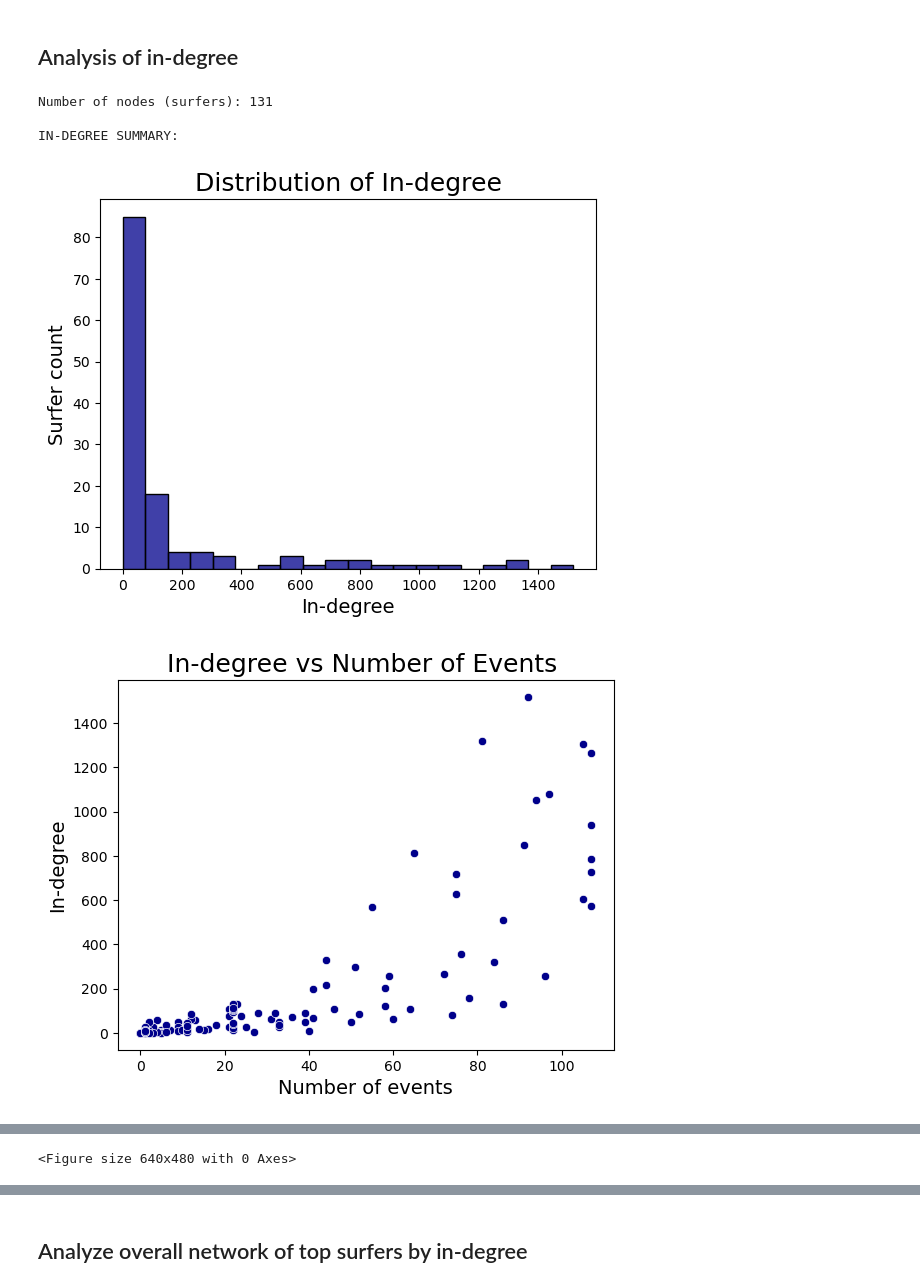
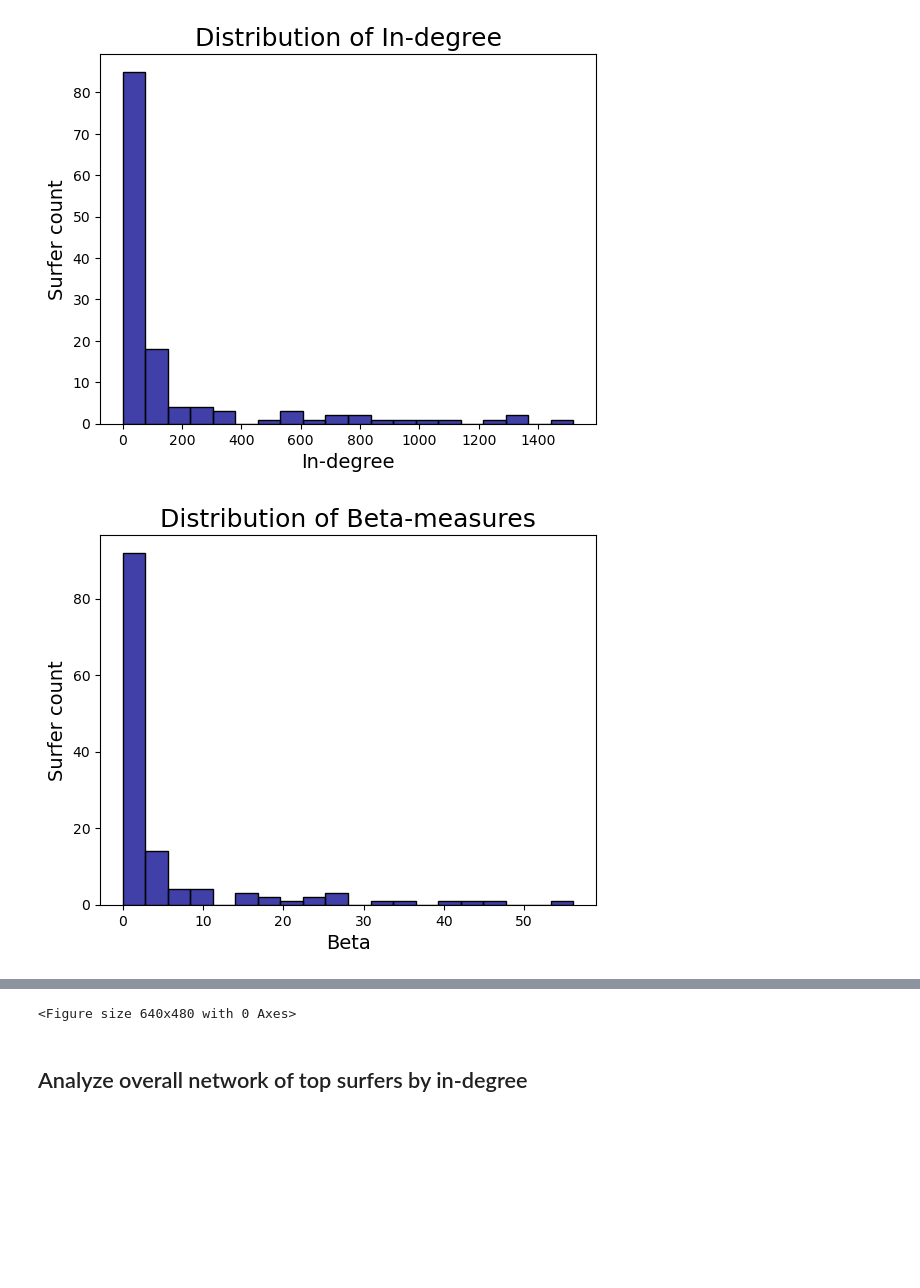
Before and after one commit to imalvarado/6400-Project-ima35, a Jupyter notebook: code/overall_network_analysis.ipynb, the cells around one changed output, grey strips where cells are left out. Saved outputs shown, nothing was run; the diff lists cells and outputs as text; code cells hidden in the pictures; blank space fills up the shorter version.

Commit message:
improved overall analysis

```diff
--- a/code/overall_network_analysis.ipynb
+++ b/code/overall_network_analysis.ipynb
@@ -49,2 +6,0 @@ def overall_summary(G):
-# %% [markdown]
-## Analysis of in-degree
@@ -51,9 +109,11 @@ def overall_summary(G):
 # %%
 net = nx.read_gml(f"../data/networks/overall_results_network.gml")
-overall_summary(net)
+
+summary_df = make_summary_df(net)
+show_plots(summary_df)
+
+sorted_df = sort_surfer_df(summary_df, by_attribute="in-degree")
+sorted_df.head(20)
 # %% [output]
-Number of nodes (surfers): 131
-
-IN-DEGREE SUMMARY:
 [figure]
-[figure, old version]
+[figure, new version]
@@ -77 +119,0 @@ Surfers with in-degree >400: 12.98%
-<Figure size 640x480 with 0 Axes>
@@ -78,2 +140,3 @@ Surfers with in-degree >400: 12.98%
+<Figure size 640x480 with 0 Axes>
 # %% [markdown]
 ## Analyze overall network of top surfers by in-degree
```
Also changed, not shown: parts of 5 cells of this notebook, 3 other files.
